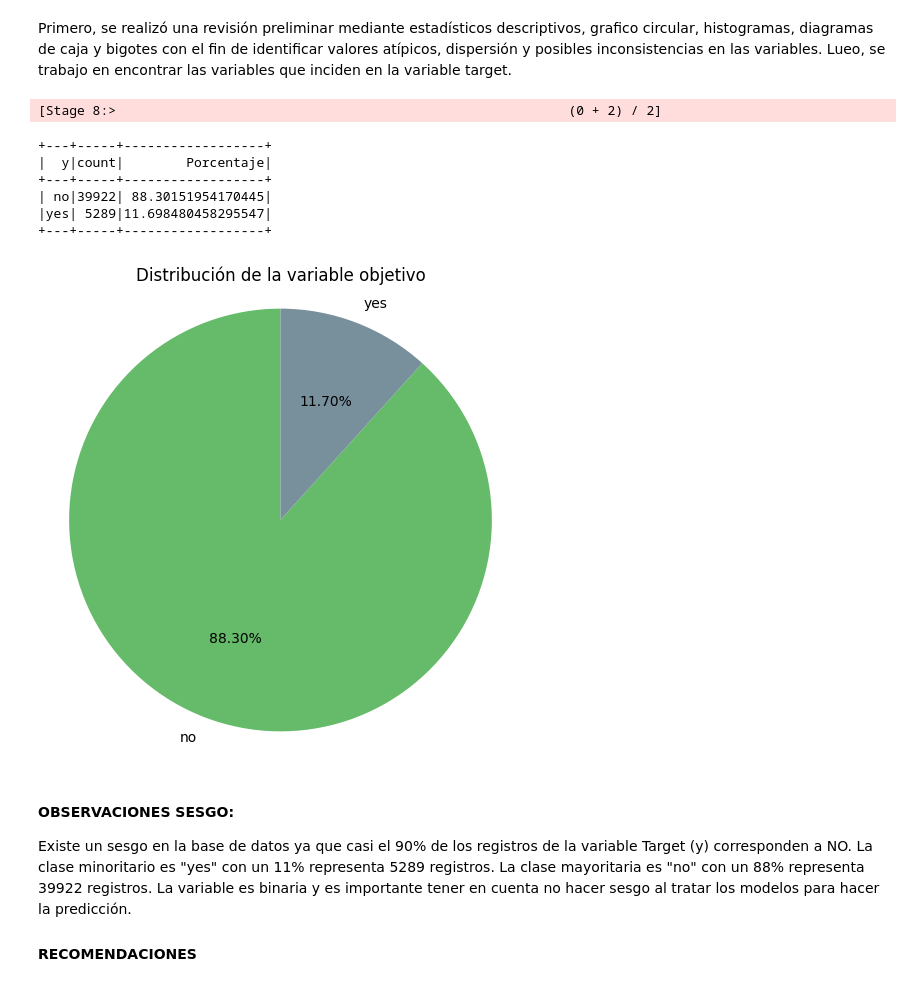
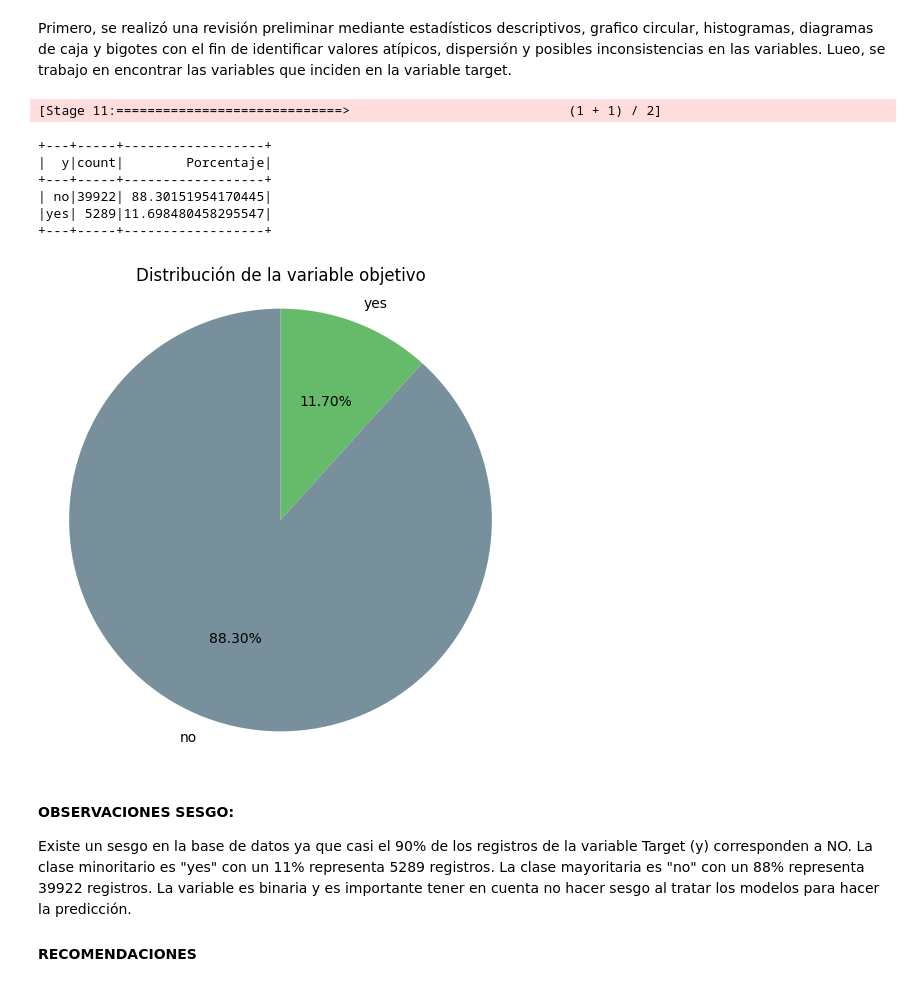
Before and after one commit to samegi/Proce-Laboratorio-ML-Supervisado, a Jupyter notebook: Lab_Clasification.ipynb, the cells around one changed output. Cells and saved outputs as stored; diff of their text form; code cells hidden in the pictures.

```diff
--- a/Lab_Clasification.ipynb
+++ b/Lab_Clasification.ipynb
@@ -46,12 +46,11 @@ Se trabajó con DataFrames de Spark, una estructura de datos optimizada que faci
 # %%
-### se requiere levantar la sesion
-configura = SparkConf()
-configura.set("spark.scheduler.mode", "FAIR")
-configura.set("spark.scheduler.allocation", "/Almacen/Spark/conf/fairscheduler.xml ")
-configura.setMaster("spark://10.43.97.171:7077")
-configura.setAppName("Banca_Mejia_Spark")
+config = SparkConf()
+config.set("spark.scheduler.mode", "FAIR")
+config.set("spark.scheduler.allocation", "/Almacen/Spark/conf/fairscheduler.xml ")
+config.setMaster("spark://10.43.97.171:7077")
+config.setAppName("Banca_Mejia_Spark")
 
-sparkMejia = SparkSession.builder.config(conf=configura).getOrCreate()
+sparkMejia = SparkSession.builder.config(conf=config).getOrCreate()
 SQLContext(sparkContext=sparkMejia.sparkContext, sparkSession=sparkMejia)
 sparkContextoMejia = sparkMejia.sparkContext.getOrCreate()
 
@@ -220,7 +214,7 @@ df_Y = df01. groupBy("y").count()
 auxPD = df_Y.withColumn("Porcentaje", df_Y["count"]*100/total)
 auxPD.show()
 # %% [output]
-[Stage 8:>                                                          (0 + 2) / 2]
+[Stage 11:=============================>                            (1 + 1) / 2]
 +---+-----+------------------+
 |  y|count|        Porcentaje|
 +---+-----+------------------+
@@ -228,22 +222,32 @@ auxPD.show()
 |yes| 5289|11.698480458295547|
 +---+-----+------------------+
 # %%
-colores = ["#66BB6A", "#78909C"]  # yes, no
+# Convertir el DataFrame de PySpark a pandas
+auxPD_pandas = auxPD.toPandas()
 
-plt.figure(figsize=(6,6))
+# Ordenar para que primero quede yes y luego no
+auxPD_pandas["y"] = auxPD_pandas["y"].astype(str)
+auxPD_pandas = auxPD_pandas.set_index("y").loc[["yes", "no"]].reset_index()
+
+# Colores según la categoría
+colores = ["#66BB6A", "#78909C"]  # yes = verde, no = gris azulado
+
+plt.figure(figsize=(6, 6))
+
 plt.pie(
-    df_balance["count"],
-    labels=df_balance["y"],
+    auxPD_pandas["count"],
+    labels=auxPD_pandas["y"],
     autopct="%1.2f%%",
     startangle=90,
-    colors=colores
+    colors=colores,
+    counterclock=False
 )
 
 plt.title("Distribución de la variable objetivo")
-plt.axis("equal")
+plt.axis("equal")  # Esto hace que el gráfico quede circular
 plt.show()
 # %% [output]
-[figure, old version]
+[figure, new version]
 # %% [markdown]
 #### OBSERVACIONES SESGO:
 Existe un sesgo en la base de datos ya que casi el 90% de los registros de la variable Target (y) corresponden a NO.
```
Also changed, not shown: parts of 37 cells of this notebook.
